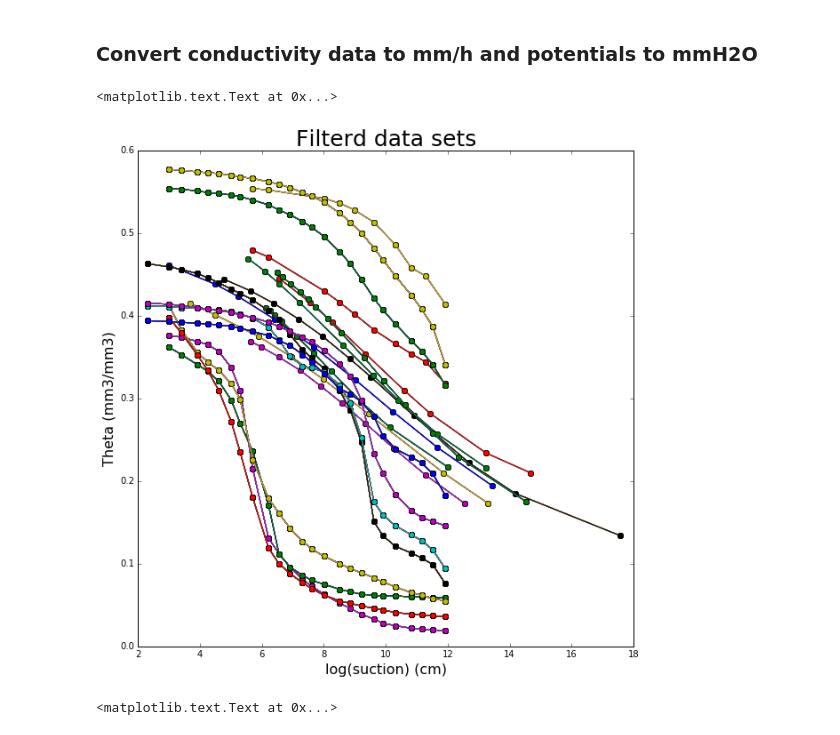
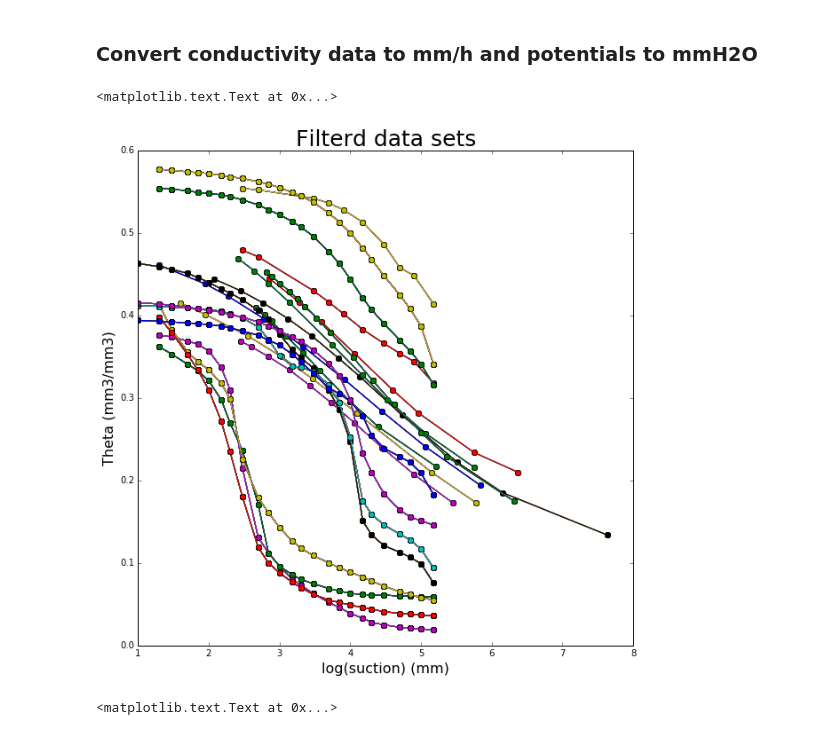
Before and after one commit to PlantandFoodResearch/MultiPoreWater, a Jupyter notebook: KParamFit.ipynb, the cells around one changed output. Drawn from its saved outputs; the diff is of its cells as text; code cells hidden in the pictures.

```diff
--- a/KParamFit.ipynb
+++ b/KParamFit.ipynb
@@ -84,14 +85,14 @@ PropertiesData.ix[:,'k_sat'] = Ksatcmd *10/24
 # %%
 fig = plt.figure(figsize=(10,10))
 
 for soil in FullData.index:
-    plt.plot(np.log(FullData.ix[soil,'preshead']),FullData.ix[soil,'theta'],'o-')
+    plt.plot(np.log10(FullData.ix[soil,'preshead']),FullData.ix[soil,'theta'],'o-')
 plt.ylabel('Theta (mm3/mm3)',fontsize=16)
-plt.xlabel('log(suction) (cm)',fontsize=16)
+plt.xlabel('log(suction) (mm)',fontsize=16)
 plt.title('Filterd data sets', fontsize=25)
 # %% [output]
 <matplotlib.text.Text at 0x...>
-[figure, old version]
+[figure, new version]
 # %%
 fig = plt.figure(figsize=(10,10))
 
```
Also changed, not shown: parts of 60 cells of this notebook, 3 other files.
